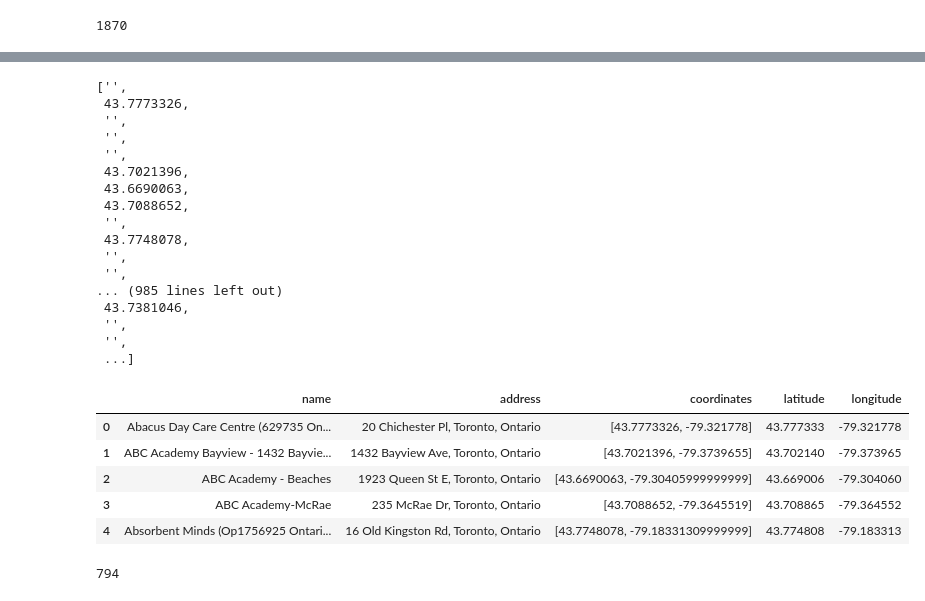
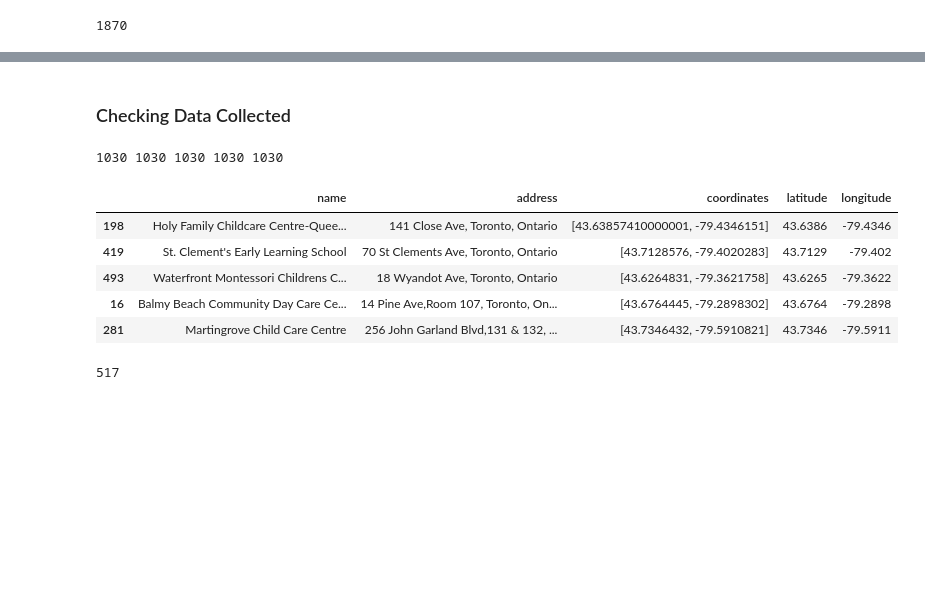
Before and after one commit to mw05pp/Toronto-Licensed-Child-Care-Centre, a Jupyter notebook: Toronto Licensed Child Care Centres.ipynb, the cells around one changed output, grey strips where cells are left out. Drawn from its saved outputs; the diff is of its cells as text; code cells hidden in the pictures; blank space fills up the shorter version.

```diff
--- a/Toronto Licensed Child Care Centres.ipynb
+++ b/Toronto Licensed Child Care Centres.ipynb
@@ -102,5 +66,11 @@ longitude = []
 # %%
 %%time
+
+name = []
+address = []
+coordinates = []
+latitude = []
+longitude = []
 
 counter = 0
 
@@ -129,18 +99,18 @@ for i in centre_links:
     try:
         latitudeX = coordinateX[0]
     except:
-        latitudeX = None
+        latitudeX = ''
 
     latitude.append(latitudeX)
 
     try:
         longitudeX = coordinateX[1]
     except:
-        longitudeX = None
+        longitudeX = ''
 
     longitude.append(longitudeX)
 
     counter = counter + 1
 
-    print(counter,". " ,nameX,"\t",addressX,"\t",coordinateX,"\t",latitudeX,"\t",longitudeX)
+    # print(counter,". " ,nameX,"\t",addressX,"\t",coordinateX,"\t",latitudeX,"\t",longitudeX)
 # %% [output]
@@ -204,44 +118,33 @@ len(longitude)
-# %%
-['' if x == None else x for x in latitude]
-# %% [output]
-['',
- 43.7773326,
- '',
- '',
- '',
- 43.7021396,
- 43.6690063,
- 43.7088652,
- '',
- 43.7748078,
- '',
- '',
-... (985 lines left out)
- 43.7381046,
- '',
- '',
- ...]
+# %% [markdown]
+### Checking Data Collected
+# %%
+# Number of records found
+print(len(name), len(address), len(coordinates), len(latitude), len(longitude))
+# %% [output]
+1030 1030 1030 1030 1030
 # %%
 df = pd.DataFrame({'name': name, 'address': address, 'coordinates': coordinates, 'latitude': latitude, 'longitude': longitude}, columns = ['name', 'address', 'coordinates', 'latitude', 'longitude'])
 
 df.dropna(axis=0, how = 'any', inplace = True)
 
 df.reset_index(inplace=True)
 
 df.drop(['index'], axis = 1, inplace = True)
 
-df.head(5)
+# sample of data collection (table view)
+df.sample(5)
 # %% [output]
 |  | name | address | coordinates | latitude | longitude |
-| 0 | Abacus Day Care Centre (629735 On... | 20 Chichester Pl, Toronto, Ontario | [43.7773326, -79.321778] | 43.777333 | -79.321778 |
-| 1 | ABC Academy Bayview - 1432 Bayvie... | 1432 Bayview Ave, Toronto, Ontario | [43.7021396, -79.3739655] | 43.702140 | -79.373965 |
-| 2 | ABC Academy - Beaches | 1923 Queen St E, Toronto, Ontario | [43.6690063, -79.30405999999999] | 43.669006 | -79.304060 |
-| 3 | ABC Academy-McRae | 235 McRae Dr, Toronto, Ontario | [43.7088652, -79.3645519] | 43.708865 | -79.364552 |
-| 4 | Absorbent Minds (Op1756925 Ontari... | 16 Old Kingston Rd, Toronto, Ontario | [43.7748078, -79.18331309999999] | 43.774808 | -79.183313 |
+| 198 | Holy Family Childcare Centre-Quee... | 141 Close Ave, Toronto, Ontario | [43.63857410000001, -79.4346151] | 43.6386 | -79.4346 |
+| 419 | St. Clement's Early Learning School | 70 St Clements Ave, Toronto, Ontario | [43.7128576, -79.4020283] | 43.7129 | -79.402 |
+| 493 | Waterfront Montessori Childrens C... | 18 Wyandot Ave, Toronto, Ontario | [43.6264831, -79.3621758] | 43.6265 | -79.3622 |
+| 16 | Balmy Beach Community Day Care Ce... | 14 Pine Ave,Room 107, Toronto, On... | [43.6764445, -79.2898302] | 43.6764 | -79.2898 |
+| 281 | Martingrove Child Care Centre | 256 John Garland Blvd,131 & 132, ... | [43.7346432, -79.5910821] | 43.7346 | -79.5911 |
-# %%
-len(df)
-# %% [output]
-794
+# %%
+# Total Number of Records
+len(df)
+# %% [output]
+517
 # %%
 import folium
 from folium.plugins import MarkerCluster
```
Also changed, not shown: parts of 30 cells of this notebook.
